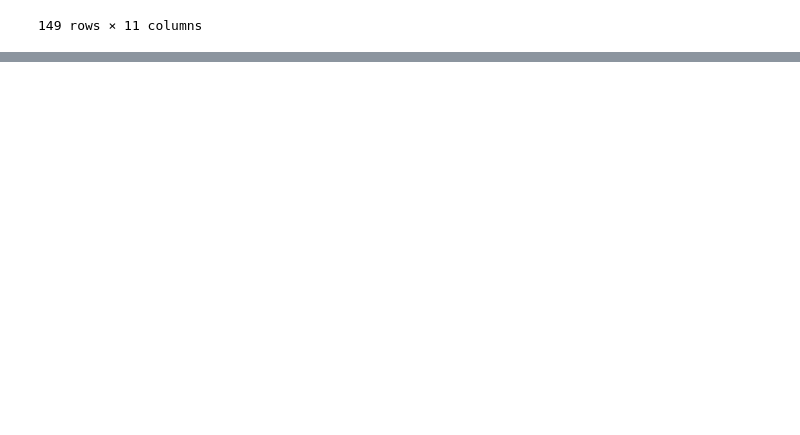
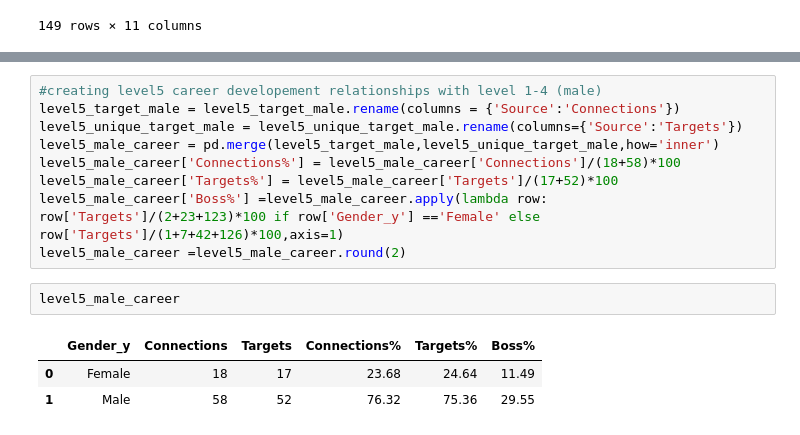
Before and after one commit to feelzoo/assortativity, a Jupyter notebook: Assortativity.ipynb, the cells around one changed output, grey strips where cells are left out. Cells and saved outputs as stored; diff of their text form; blank space fills up the shorter version.

```diff
--- a/Assortativity.ipynb
+++ b/Assortativity.ipynb
@@ -2538,0 +2480,15 @@ The assortativity of the network is 0.26986616946343467
+# %%
+#creating level5 career developement relationships with level 1-4 (male)
+level5_target_male = level5_target_male.rename(columns = {'Source':'Connections'})
+level5_unique_target_male = level5_unique_target_male.rename(columns={'Source':'Targets'})
+level5_male_career = pd.merge(level5_target_male,level5_unique_target_male,how='inner')
+level5_male_career['Connections%'] = level5_male_career['Connections']/(18+58)*100
+level5_male_career['Targets%'] = level5_male_career['Targets']/(17+52)*100
+level5_male_career['Boss%'] =level5_male_career.apply(lambda row: row['Targets']/(2+23+123)*100 if row['Gender_y'] =='Female' else row['Targets']/(1+7+42+126)*100,axis=1)
+level5_male_career =level5_male_career.round(2)
+# %%
+level5_male_career
+# %% [output]
+|  | Gender_y | Connections | Targets | Connections% | Targets% | Boss% |
+| 0 | Female | 18 | 17 | 23.68 | 24.64 | 11.49 |
+| 1 | Male | 58 | 52 | 76.32 | 75.36 | 29.55 |
```
Also changed, not shown: parts of 40 cells of this notebook.
